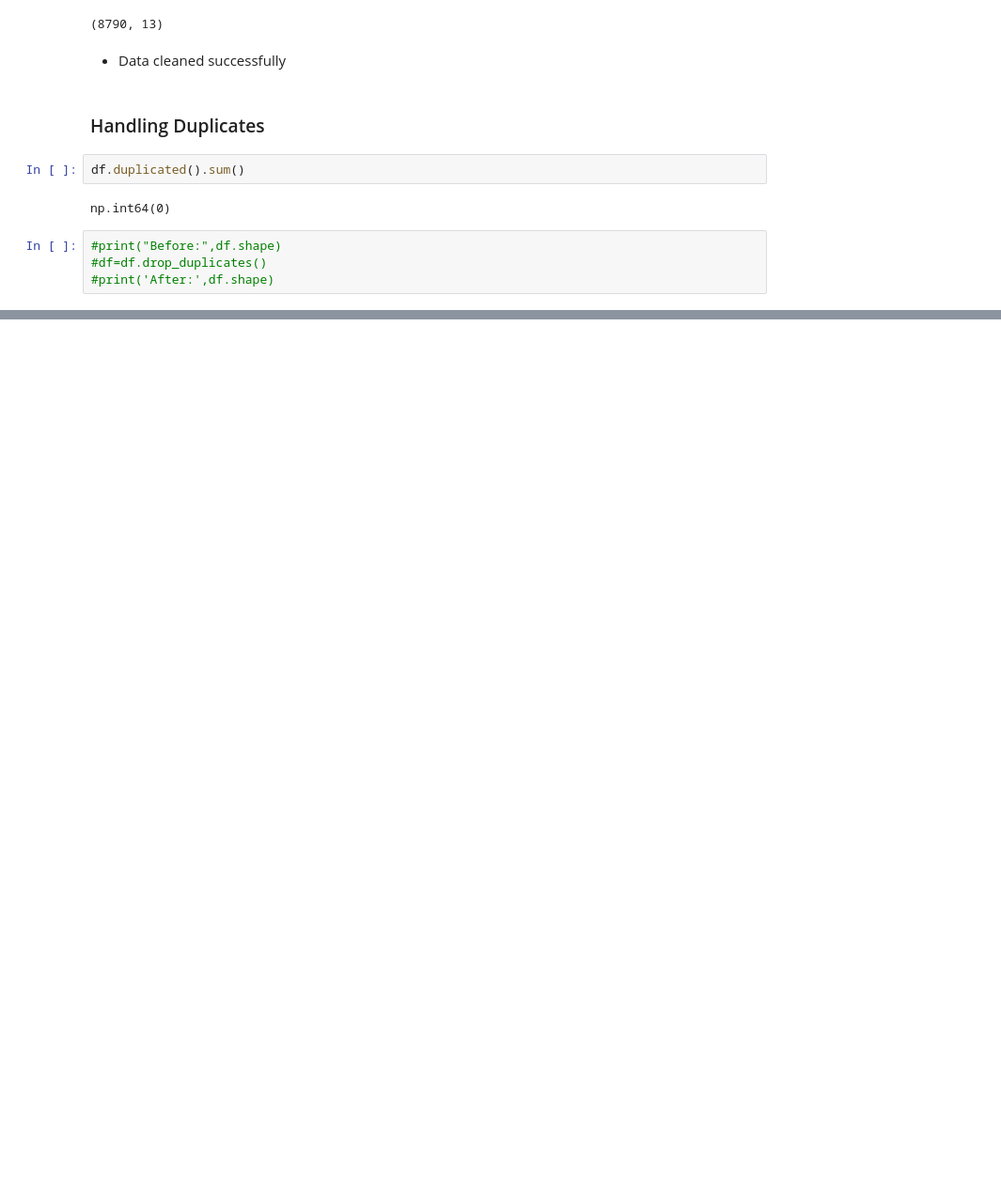
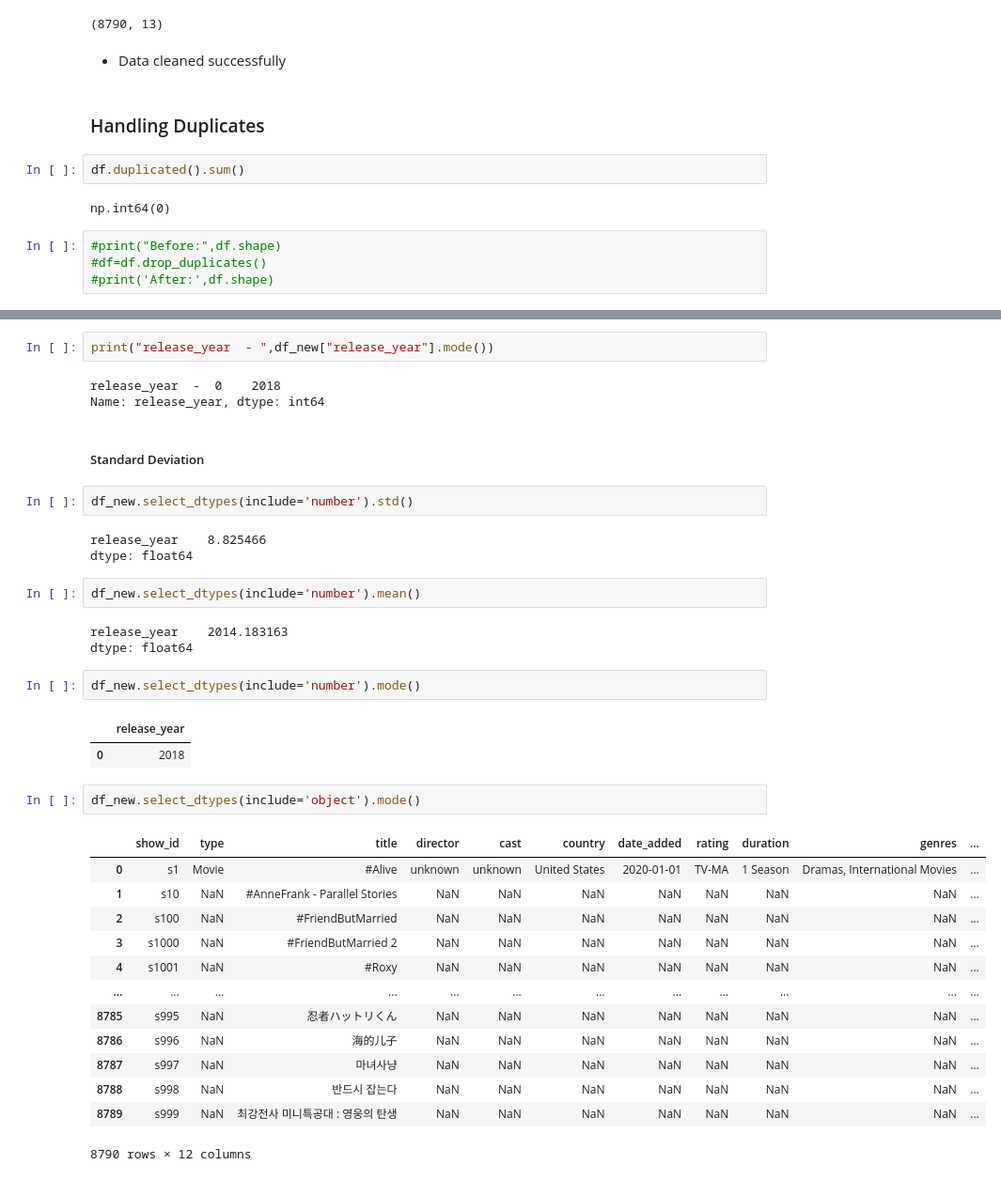
Before and after one commit to arshacheriyangatt-pixel/Netflix-Data-Analysis, a Jupyter notebook: projectnetflix.ipynb, the cells around one changed output, grey strips where cells are left out. Shown at 94% size. Cells and saved outputs as stored; diff of their text form; blank space fills up the shorter version.

```diff
--- a/projectnetflix.ipynb
+++ b/projectnetflix.ipynb
@@ -681,0 +829,38 @@ np.int64(0)
+# %%
+print("release_year  - ",df_new["release_year"].mode())
+# %% [output]
+release_year  -  0    2018
+Name: release_year, dtype: int64
+# %% [markdown]
+##### Standard Deviation
+# %%
+df_new.select_dtypes(include='number').std()
+# %% [output]
+release_year    8.825466
+dtype: float64
+# %%
+df_new.select_dtypes(include='number').mean()
+# %% [output]
+release_year    2014.183163
+dtype: float64
+# %%
+df_new.select_dtypes(include='number').mode()
+# %% [output]
+|  | release_year |
+| 0 | 2018 |
+# %%
+df_new.select_dtypes(include='object').mode()
+# %% [output]
+|  | show_id | type | title | director | cast | country | date_added | rating | duration | genres | ... |
+| 0 | s1 | Movie | #Alive | unknown | unknown | United States | 2020-01-01 | TV-MA | 1 Season | Dramas, International Movies | ... |
+| 1 | s10 | NaN | #AnneFrank - Parallel Stories | NaN | NaN | NaN | NaN | NaN | NaN | NaN | ... |
+| 2 | s100 | NaN | #FriendButMarried | NaN | NaN | NaN | NaN | NaN | NaN | NaN | ... |
+| 3 | s1000 | NaN | #FriendButMarried 2 | NaN | NaN | NaN | NaN | NaN | NaN | NaN | ... |
+| 4 | s1001 | NaN | #Roxy | NaN | NaN | NaN | NaN | NaN | NaN | NaN | ... |
+| ... | ... | ... | ... | ... | ... | ... | ... | ... | ... | ... | ... |
+| 8785 | s995 | NaN | 忍者ハットリくん | NaN | NaN | NaN | NaN | NaN | NaN | NaN | ... |
+| 8786 | s996 | NaN | 海的儿子 | NaN | NaN | NaN | NaN | NaN | NaN | NaN | ... |
+| 8787 | s997 | NaN | 마녀사냥 | NaN | NaN | NaN | NaN | NaN | NaN | NaN | ... |
+| 8788 | s998 | NaN | 반드시 잡는다 | NaN | NaN | NaN | NaN | NaN | NaN | NaN | ... |
+| 8789 | s999 | NaN | 최강전사 미니특공대 : 영웅의 탄생 | NaN | NaN | NaN | NaN | NaN | NaN | NaN | ... |
+8790 rows × 12 columns
```
Also changed, not shown: parts of 44 cells of this notebook, 3 other files.
